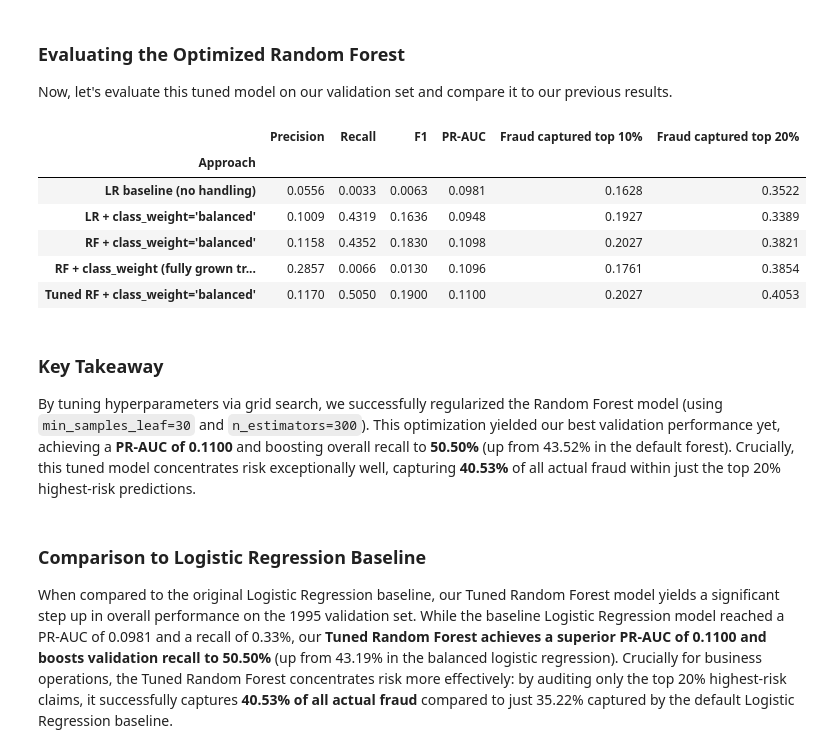
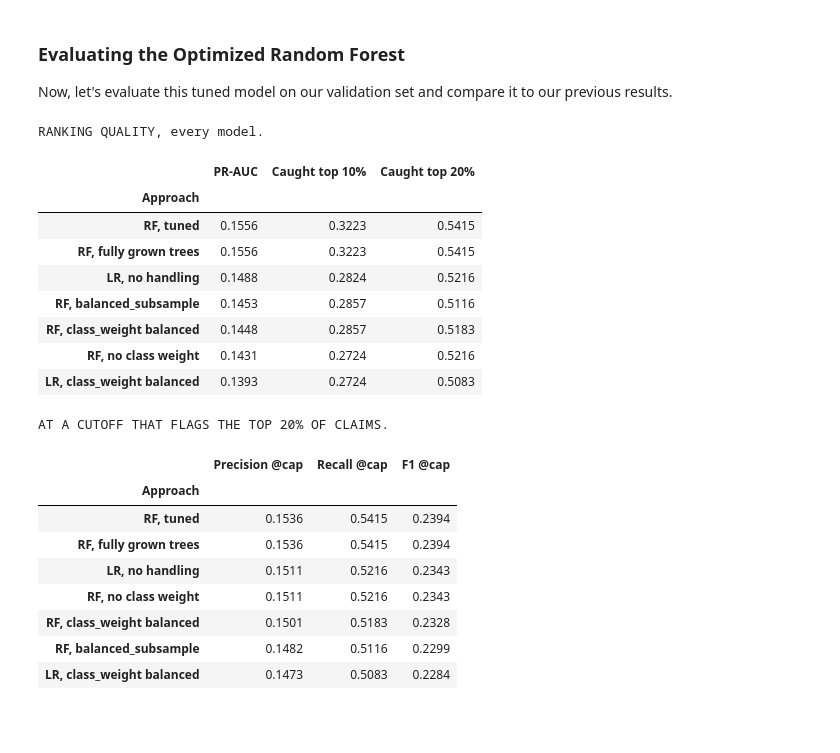
Before and after one commit to Break-Through-Tech/LexisNexis-1A-detecting-fraudulent-insurance-claims, a Jupyter notebook: notebooks/LexisNexis1A_M2_Task3.ipynb, the cells around one changed output. Saved outputs shown, nothing was run; the diff lists cells and outputs as text; code cells hidden in the pictures; blank space fills up the shorter version.

```diff
--- a/notebooks/LexisNexis1A_M2_Task3.ipynb
+++ b/notebooks/LexisNexis1A_M2_Task3.ipynb
@@ -234,48 +254,38 @@ Best CV PR-AUC: 0.1033
 
 Now, let's evaluate this tuned model on our validation set and compare it to our previous results.
 # %%
-from sklearn.metrics import precision_score, recall_score, f1_score, average_precision_score
-import pandas as pd
+# No re-definition of evaluate here. Reusing the one defined earlier keeps the
+# column names consistent, which is why the old version produced a table of NaN.
+results.append(evaluate("RF, tuned", grid_search.best_estimator_,
+                        X_train, y_train, X_val, y_val))
 
-# Re-define the evaluate function in case it was lost in the active session
-def evaluate(name, model, X_tr, y_tr, X_ev, y_ev, top_fracs=(0.10, 0.20)):
-    model.fit(X_tr, y_tr)
-    proba = model.predict_proba(X_ev)[:, 1]
-    pred = (proba >= 0.5).astype(int)
-    row = {
-        "Approach": name,
-        "Precision": precision_score(y_ev, pred, zero_division=0),
-        "Recall": recall_score(y_ev, pred),
-        "F1": f1_score(y_ev, pred),
-        "PR-AUC": average_precision_score(y_ev, proba),
-    }
-    y_sorted = y_ev.to_numpy()[proba.argsort()[::-1]]
-    for f in top_fracs:
-        k = int(len(y_sorted) * f)
-        row[f"Fraud captured top {int(f*100)}%"] = y_sorted[:k].sum() / y_sorted.sum()
-    return row
+results_df = pd.DataFrame(results).set_index("Approach").round(4)
 
-# Evaluate the tuned model using the same function
-tuned_rf_results = evaluate("Tuned RF + class_weight='balanced'", best_rf,
-                            X_train_processed, y_train, X_val_processed, y_val)
+print("RANKING QUALITY, every model.\n")
+display(results_df[["PR-AUC", "Caught top 10%", "Caught top 20%"]]
+        .sort_values("PR-AUC", ascending=False))
 
-# Append to our existing results dataframe to see the comparison
-results.append(tuned_rf_results)
-results_df_updated = pd.DataFrame(results).set_index("Approach").round(4)
-display(results_df_updated)
+print(f"\n\nAT A CUTOFF THAT FLAGS THE TOP {int(CAPACITY*100)}% OF CLAIMS.\n")
+display(results_df[["Precision @cap", "Recall @cap", "F1 @cap"]]
+        .sort_values("F1 @cap", ascending=False))
 # %% [output]
+RANKING QUALITY, every model.
-|  | Precision | Recall | F1 | PR-AUC | Fraud captured top 10% | Fraud captured top 20% |
-| Approach |  |  |  |  |  |  |
-| LR baseline (no handling) | 0.0556 | 0.0033 | 0.0063 | 0.0981 | 0.1628 | 0.3522 |
-| LR + class_weight='balanced' | 0.1009 | 0.4319 | 0.1636 | 0.0948 | 0.1927 | 0.3389 |
-| RF + class_weight='balanced' | 0.1158 | 0.4352 | 0.1830 | 0.1098 | 0.2027 | 0.3821 |
-| RF + class_weight (fully grown tr... | 0.2857 | 0.0066 | 0.0130 | 0.1096 | 0.1761 | 0.3854 |
-| Tuned RF + class_weight='balanced' | 0.1170 | 0.5050 | 0.1900 | 0.1100 | 0.2027 | 0.4053 |
+|  | PR-AUC | Caught top 10% | Caught top 20% |
+| Approach |  |  |  |
+| RF, tuned | 0.1556 | 0.3223 | 0.5415 |
+| RF, fully grown trees | 0.1556 | 0.3223 | 0.5415 |
+| LR, no handling | 0.1488 | 0.2824 | 0.5216 |
+| RF, balanced_subsample | 0.1453 | 0.2857 | 0.5116 |
+| RF, class_weight balanced | 0.1448 | 0.2857 | 0.5183 |
+| RF, no class weight | 0.1431 | 0.2724 | 0.5216 |
+| LR, class_weight balanced | 0.1393 | 0.2724 | 0.5083 |
+AT A CUTOFF THAT FLAGS THE TOP 20% OF CLAIMS.
+|  | Precision @cap | Recall @cap | F1 @cap |
+| Approach |  |  |  |
+| RF, tuned | 0.1536 | 0.5415 | 0.2394 |
+| RF, fully grown trees | 0.1536 | 0.5415 | 0.2394 |
+| LR, no handling | 0.1511 | 0.5216 | 0.2343 |
+| RF, no class weight | 0.1511 | 0.5216 | 0.2343 |
+| RF, class_weight balanced | 0.1501 | 0.5183 | 0.2328 |
+| RF, balanced_subsample | 0.1482 | 0.5116 | 0.2299 |
+| LR, class_weight balanced | 0.1473 | 0.5083 | 0.2284 |
-# %% [markdown]
-### Key Takeaway
-
-By tuning hyperparameters via grid search, we successfully regularized the Random Forest model (using `min_samples_leaf=30` and `n_estimators=300`). This optimization yielded our best validation performance yet, achieving a **PR-AUC of 0.1100** and boosting overall recall to **50.50%** (up from 43.52% in the default forest). Crucially, this tuned model concentrates risk exceptionally well, capturing **40.53%** of all actual fraud within just the top 20% highest-risk predictions.
-# %% [markdown]
-### Comparison to Logistic Regression Baseline
-
-When compared to the original Logistic Regression baseline, our Tuned Random Forest model yields a significant step up in overall performance on the 1995 validation set. While the baseline Logistic Regression model reached a PR-AUC of 0.0981 and a recall of 0.33%, our **Tuned Random Forest achieves a superior PR-AUC of 0.1100 and boosts validation recall to 50.50%** (up from 43.19% in the balanced logistic regression). Crucially for business operations, the Tuned Random Forest concentrates risk more effectively: by auditing only the top 20% highest-risk claims, it successfully captures **40.53% of all actual fraud** compared to just 35.22% captured by the default Logistic Regression baseline.
```
Also changed, not shown: parts of 14 cells of this notebook.
